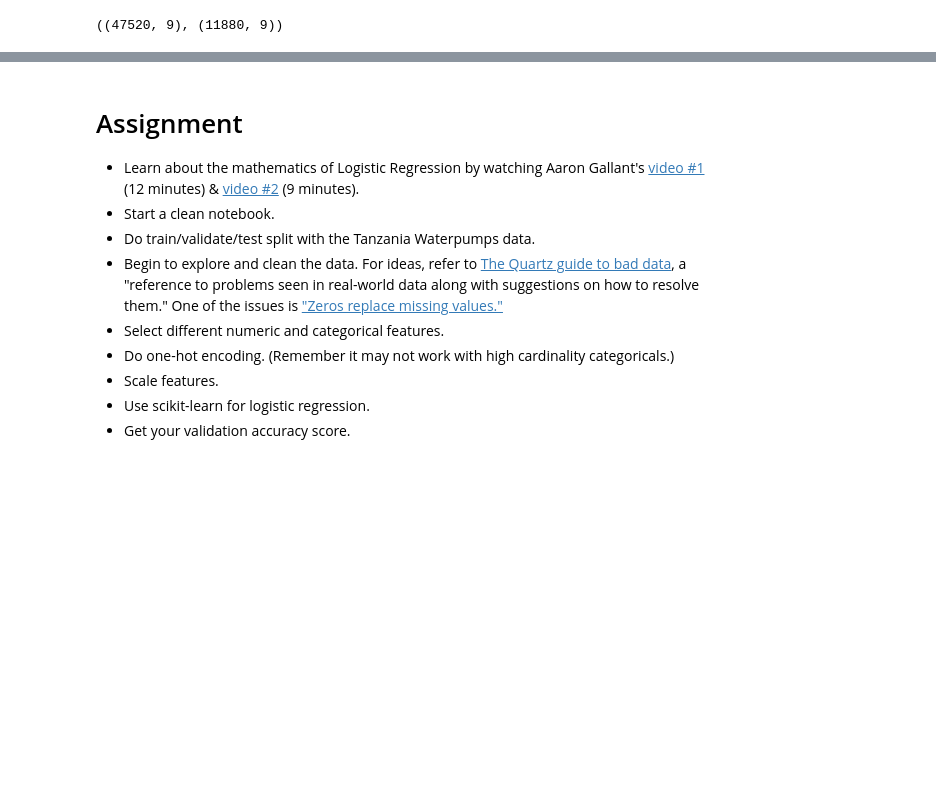
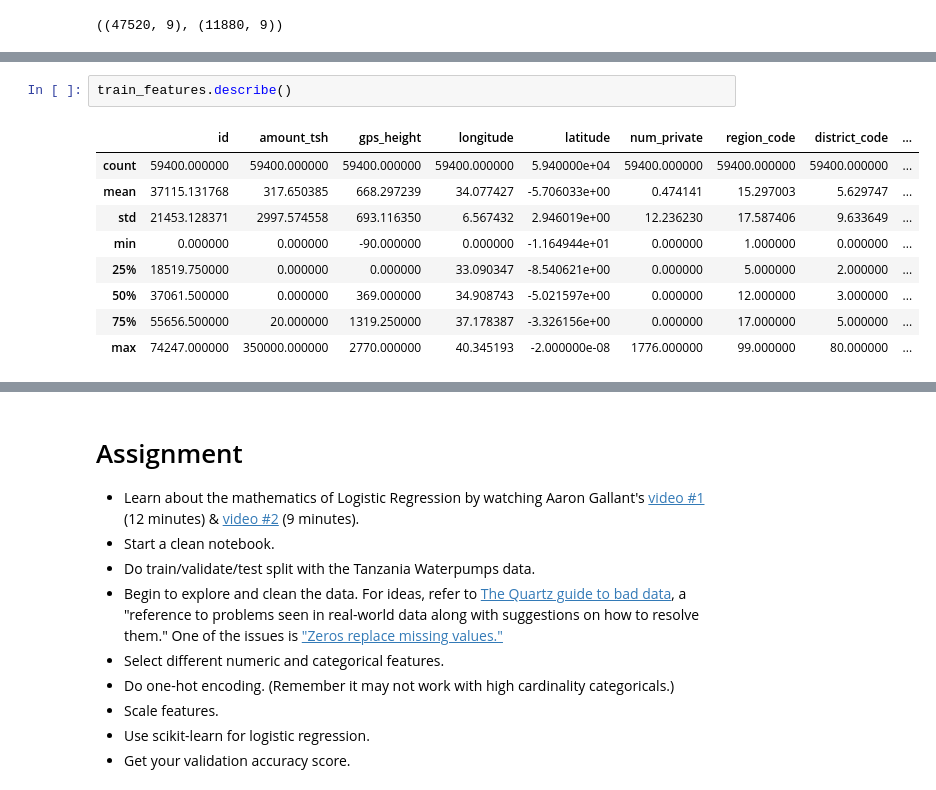
Before and after one commit to LambdaSchool/DS-Unit-2-Classification-1, a Jupyter notebook: module1-logistic-regression/logistic_regression_categorical_encoding_assignment.ipynb, the cells around one changed output, grey strips where cells are left out. Saved outputs shown, nothing was run; the diff lists cells and outputs as text; blank space fills up the shorter version.

```diff
--- a/module1-logistic-regression/logistic_regression_categorical_encoding_assignment.ipynb
+++ b/module1-logistic-regression/logistic_regression_categorical_encoding_assignment.ipynb
@@ -83,0 +86,12 @@ model.score(X_val_numeric, y_val)
+# %%
+train_features.describe()
+# %% [output]
+|  | id | amount_tsh | gps_height | longitude | latitude | num_private | region_code | district_code | ... |
+| count | 59400.000000 | 59400.000000 | 59400.000000 | 59400.000000 | 5.940000e+04 | 59400.000000 | 59400.000000 | 59400.000000 | ... |
+| mean | 37115.131768 | 317.650385 | 668.297239 | 34.077427 | -5.706033e+00 | 0.474141 | 15.297003 | 5.629747 | ... |
+| std | 21453.128371 | 2997.574558 | 693.116350 | 6.567432 | 2.946019e+00 | 12.236230 | 17.587406 | 9.633649 | ... |
+| min | 0.000000 | 0.000000 | -90.000000 | 0.000000 | -1.164944e+01 | 0.000000 | 1.000000 | 0.000000 | ... |
+| 25% | 18519.750000 | 0.000000 | 0.000000 | 33.090347 | -8.540621e+00 | 0.000000 | 5.000000 | 2.000000 | ... |
+| 50% | 37061.500000 | 0.000000 | 369.000000 | 34.908743 | -5.021597e+00 | 0.000000 | 12.000000 | 3.000000 | ... |
+| 75% | 55656.500000 | 20.000000 | 1319.250000 | 37.178387 | -3.326156e+00 | 0.000000 | 17.000000 | 5.000000 | ... |
+| max | 74247.000000 | 350000.000000 | 2770.000000 | 40.345193 | -2.000000e-08 | 1776.000000 | 99.000000 | 80.000000 | ... |
```
Also changed, not shown: parts of 9 cells of this notebook, 5 other files.
